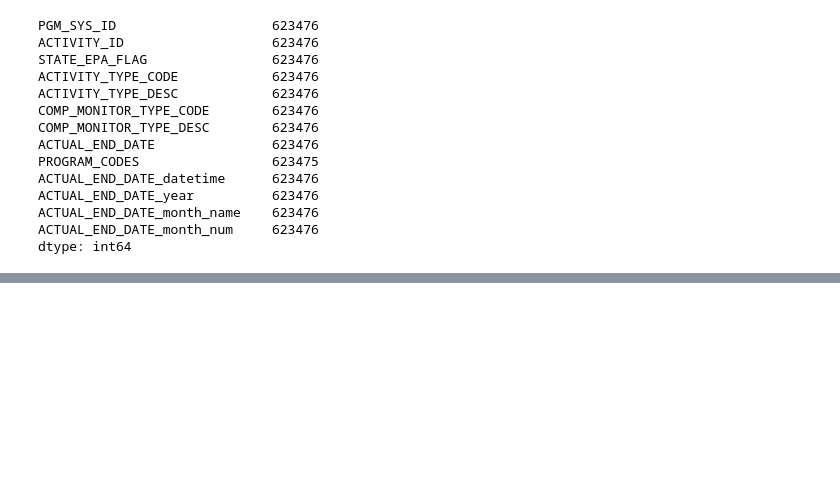
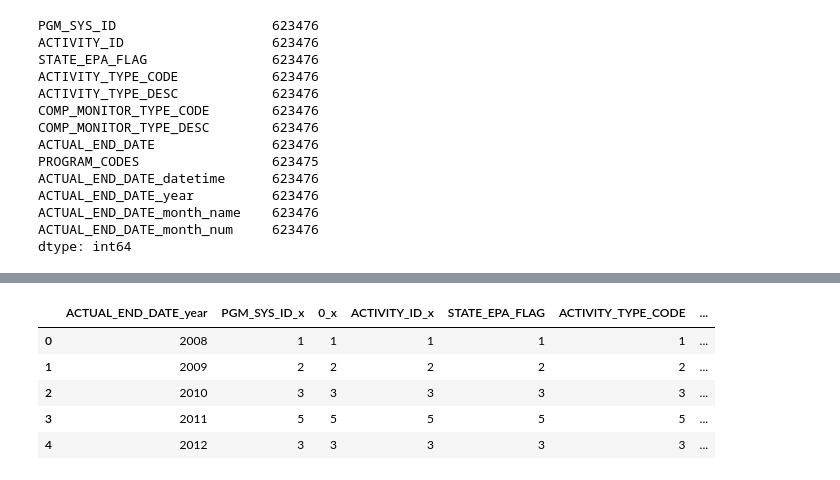
Before and after one commit to Aycrazy/ML_Project, a Jupyter notebook: ICIS_explore_2.ipynb, the cells around one changed output, grey strips where cells are left out. Cells and saved outputs as stored; diff of their text form; code cells hidden in the pictures; blank space fills up the shorter version.

```diff
--- a/ICIS_explore_2.ipynb
+++ b/ICIS_explore_2.ipynb
@@ -686,0 +748,9 @@ dtype: int64
+# %%
+hypo_outcome.head()
+# %% [output]
+|  | ACTUAL_END_DATE_year | PGM_SYS_ID_x | 0_x | ACTIVITY_ID_x | STATE_EPA_FLAG | ACTIVITY_TYPE_CODE | ... |
+| 0 | 2008 | 1 | 1 | 1 | 1 | 1 | ... |
+| 1 | 2009 | 2 | 2 | 2 | 2 | 2 | ... |
+| 2 | 2010 | 3 | 3 | 3 | 3 | 3 | ... |
+| 3 | 2011 | 5 | 5 | 5 | 5 | 5 | ... |
+| 4 | 2012 | 3 | 3 | 3 | 3 | 3 | ... |
```
Also changed, not shown: parts of 15 cells of this notebook.
